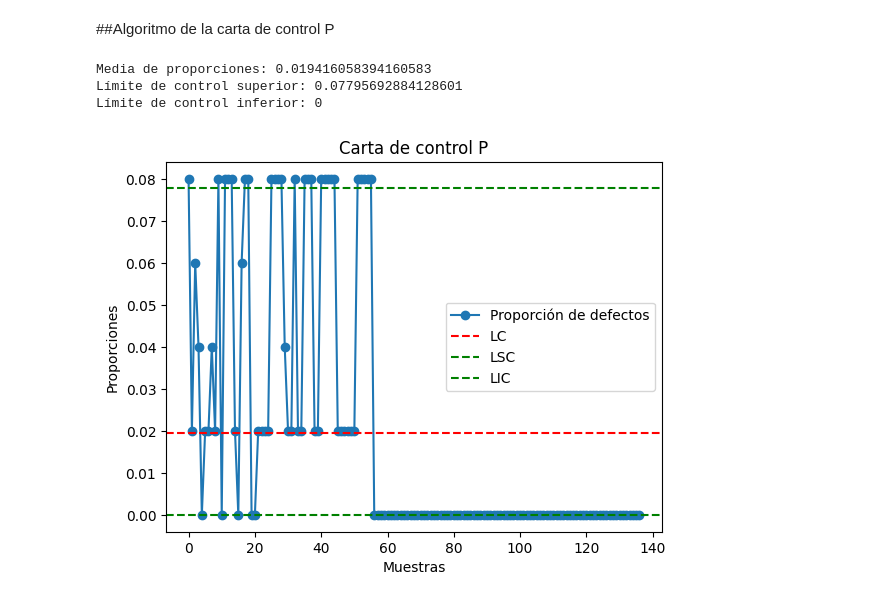
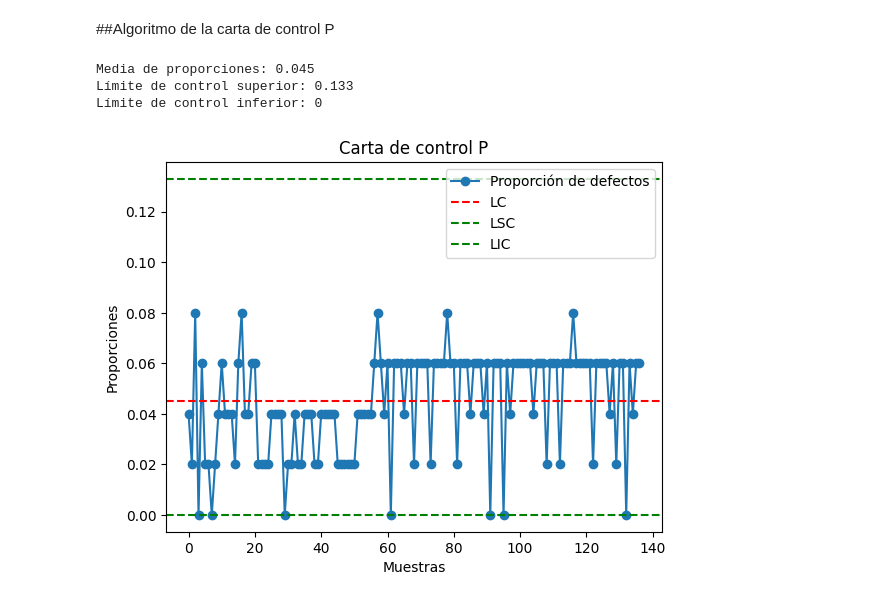
Before and after one commit to datawithjulianuribe/Libro_Programando_CEP, a Jupyter notebook: Cap4_Carta_P.ipynb, the cells around one changed output. Saved outputs shown, nothing was run; the diff lists cells and outputs as text; code cells hidden in the pictures.

```diff
--- a/Cap4_Carta_P.ipynb
+++ b/Cap4_Carta_P.ipynb
@@ -14,43 +25,44 @@ defectos = [2, 1, 4, 0, 3, 1, 1, 0, 1, 2, 3, 2, 2, 2, 1, 3, 4, 2, 2, 3, 3, 1, 1,
 # %%
 #Importe de la librería Numpy para el manejo de datos.
 #Importe de la librería Matplotlib para la construcción del gráfico de control.
 import numpy as np
 import matplotlib.pyplot as plt
-#Se deben importar la librería Statistics para el manejo de estadísticas básicas (otra librería adicional para explorar el manejo de datos)
+#Se deben importar la librería Statistics para el manejo de estadísticas
+#básicas (otra librería adicional para explorar el manejo de datos)
 #Se importa la librería Math
 from statistics import mean, stdev
 import math
-
-#Calcular la proporción de piezas defectuosas en cada muestra. Para eso se utiliza una lista vacia y mediante un ciclo for se calculan las proporciones requeridas.
+#Calcular la proporción de piezas defectuosas en cada muestra. Para eso se
+#utiliza una lista vacia y mediante un ciclo for se calculan las proporciones
+#requeridas.
 proporciones = []
 n = 50 #Definir el tamaño de cada muestra
 for i in defectos:
-  proporciones.append(defectos[i]/n)
-
-#Calcular la media de las proporciones y los límites de control, y aplicar un sí condicional para su control.
-p_barra = mean(proporciones)
-LSC = p_barra + 3 * math.sqrt(p_barra*(1-p_barra)/n)
+  proporciones.append(i/n)
+#Calcular la media de las proporciones y los límites de control, y
+#aplicar un sí condicional para su control.
+p_barra = round(mean(proporciones), 3)
+LSC = round(p_barra + 3 * math.sqrt(p_barra*(1-p_barra)/n), 3)
 if (p_barra - 3 * math.sqrt(p_barra*(1-p_barra)/n)) < 0:
   LIC = 0
 else:
-  LIC = p_barra - 3 * math.sqrt(p_barra*(1-p_barra)/n)
-
+  LIC = round(p_barra - 3 * math.sqrt(p_barra*(1-p_barra)/n), 3)
 #Presentar los resultados de los lîmites de control.
 print("Media de proporciones:", p_barra)
 print("Límite de control superior:", LSC)
 print("Límite de control inferior:", LIC)
-
-#Crear la carta de control P para los datos con los límites calculados con la librería Matplotlib.
+#Crear la carta de control P para los datos con los límites calculados con la
+#librería Matplotlib.
 fig, ax = plt.subplots()
 ax.plot(proporciones, 'o-', label='Proporción de defectos')
 ax.axhline(y=p_barra, color='r', linestyle='--', label='LC')
 ax.axhline(y=LSC, color='g', linestyle='--', label='LSC')
 ax.axhline(y=LIC, color='g', linestyle='--', label='LIC')
 ax.set(title='Carta de control P', xlabel='Muestras', ylabel='Proporciones')
 ax.legend()
 plt.show()
 # %% [output]
-Media de proporciones: 0.019416058394160583
-Límite de control superior: 0.07795692884128601
+Media de proporciones: 0.045
+Límite de control superior: 0.133
 Límite de control inferior: 0
-[figure, old version]
+[figure, new version]
```
Also changed, not shown: parts of 1 cell of this notebook, 3 other files.
